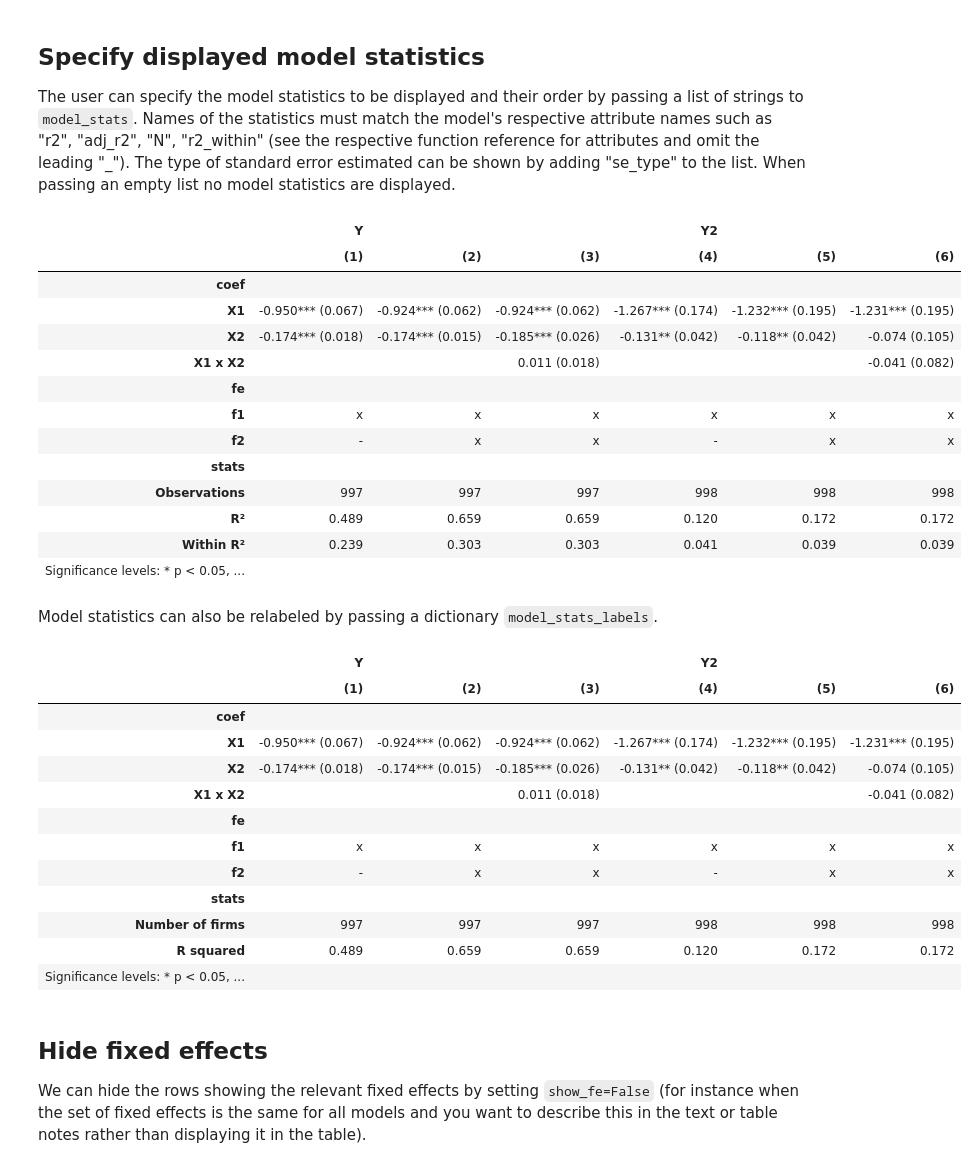
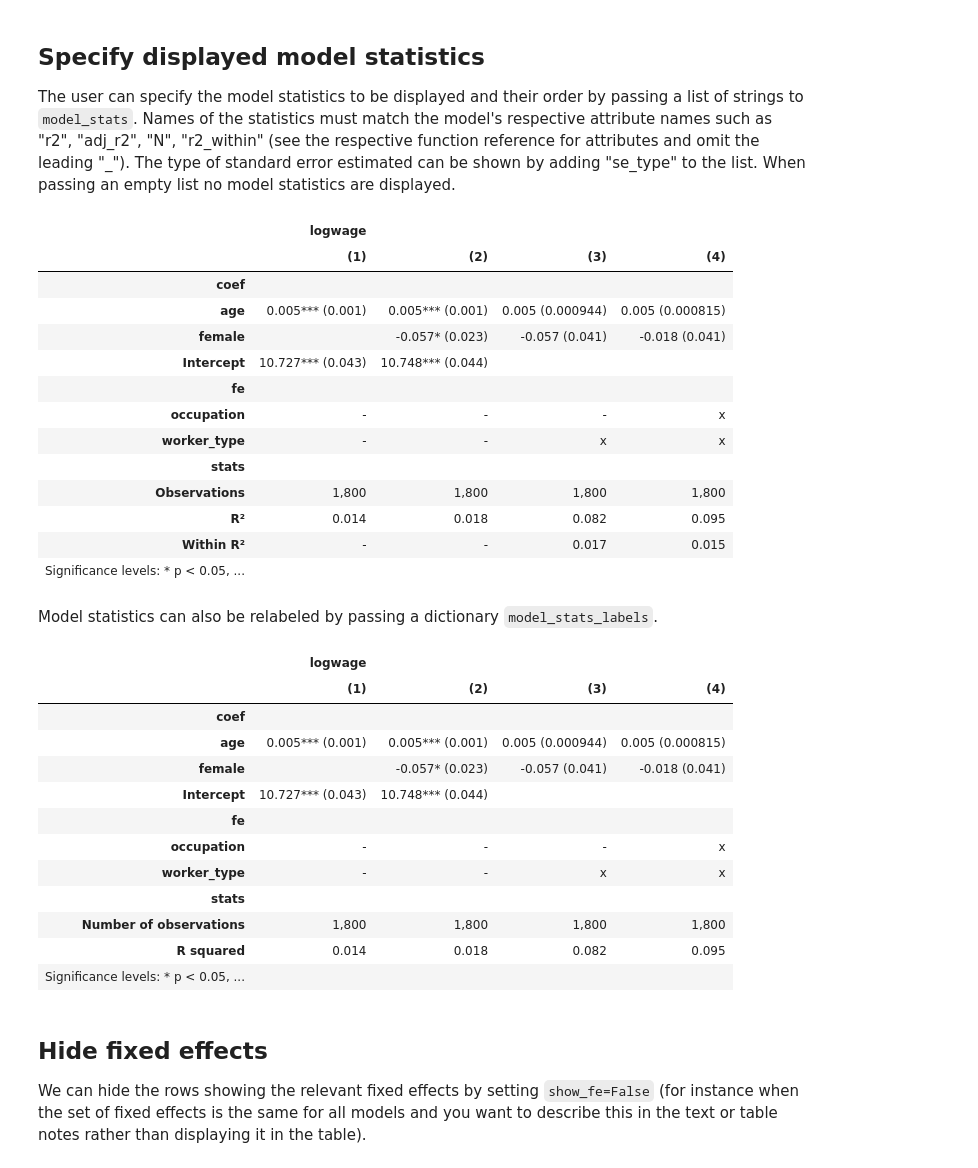
Before and after one commit to dsliwka/maketables, a Jupyter notebook: ETable.ipynb, the cells around one changed output. Cells and saved outputs as stored; diff of their text form; code cells hidden in the pictures.

```diff
--- a/ETable.ipynb
+++ b/ETable.ipynb
@@ -24,8 +24,8 @@ import maketables as mt
 # Load sample dataset
 df = pd.read_csv("data/salaries.csv")
 
-# Estimate regressions
-df.columns
-est1 = pf.feols("salary ~ age", data=df)
-est2 = pf.feols("salary ~ age + i(worker_type)", data=df)
-est3 = pf.feols("salary ~ age + i(worker_type) | occupation", data=df)
+# Estimate regressions for examples
+est1 = pf.feols("logwage ~ age", data=df)
+est2 = pf.feols("logwage ~ age + female", data=df)
+est3 = pf.feols("logwage ~ age + female | worker_type", data=df)
+est4 = pf.feols("logwage ~ age + female | worker_type + occupation", data=df)
@@ -128,40 +121,40 @@ to.ETable([fit1, fit2, fit3, fit4, fit5, fit6], drop=["X1"])
 ## Specify displayed model statistics
 The user can specify the model statistics to be displayed and their order by passing a list of strings to `model_stats`. Names of the statistics must match the model's respective attribute names such as "r2", "adj_r2", "N", "r2_within" (see the respective function reference for attributes and omit the leading "_"). The type of standard error estimated can be shown by adding "se_type" to the list. When passing an empty list no model statistics are displayed.
 # %%
-to.ETable([fit1, fit2, fit3, fit4, fit5, fit6], model_stats=['N','r2','r2_within'])
+mt.ETable([est1, est2, est3, est4], model_stats=['N','r2','r2_within'])
 # %% [output]
-|  | Y |  |  | Y2 |  |  |
-|  | (1) | (2) | (3) | (4) | (5) | (6) |
-| coef |  |  |  |  |  |  |
-| X1 | -0.950*** (0.067) | -0.924*** (0.062) | -0.924*** (0.062) | -1.267*** (0.174) | -1.232*** (0.195) | -1.231*** (0.195) |
-| X2 | -0.174*** (0.018) | -0.174*** (0.015) | -0.185*** (0.026) | -0.131** (0.042) | -0.118** (0.042) | -0.074 (0.105) |
-| X1 x X2 |  |  | 0.011 (0.018) |  |  | -0.041 (0.082) |
-| fe |  |  |  |  |  |  |
-| f1 | x | x | x | x | x | x |
-| f2 | - | x | x | - | x | x |
-| stats |  |  |  |  |  |  |
-| Observations | 997 | 997 | 997 | 998 | 998 | 998 |
-| R² | 0.489 | 0.659 | 0.659 | 0.120 | 0.172 | 0.172 |
-| Within R² | 0.239 | 0.303 | 0.303 | 0.041 | 0.039 | 0.039 |
-| Significance levels: * p < 0.05, ... |  |  |  |  |  |  |
+|  | logwage |  |  |  |
+|  | (1) | (2) | (3) | (4) |
+| coef |  |  |  |  |
+| age | 0.005*** (0.001) | 0.005*** (0.001) | 0.005 (0.000944) | 0.005 (0.000815) |
+| female |  | -0.057* (0.023) | -0.057 (0.041) | -0.018 (0.041) |
+| Intercept | 10.727*** (0.043) | 10.748*** (0.044) |  |  |
+| fe |  |  |  |  |
+| occupation | - | - | - | x |
+| worker_type | - | - | x | x |
+| stats |  |  |  |  |
+| Observations | 1,800 | 1,800 | 1,800 | 1,800 |
+| R² | 0.014 | 0.018 | 0.082 | 0.095 |
+| Within R² | - | - | 0.017 | 0.015 |
+| Significance levels: * p < 0.05, ... |  |  |  |  |
 # %% [markdown]
 Model statistics can also be relabeled by passing a dictionary `model_stats_labels`.
 # %%
-to.ETable([fit1, fit2, fit3, fit4, fit5, fit6], model_stats=['N','r2'], model_stats_labels={"N": "Number of firms", "r2": "R squared"})
+mt.ETable([est1, est2, est3, est4], model_stats=['N','r2'], model_stats_labels={"N": "Number of observations", "r2": "R squared"})
 # %% [output]
-|  | Y |  |  | Y2 |  |  |
-|  | (1) | (2) | (3) | (4) | (5) | (6) |
-| coef |  |  |  |  |  |  |
-| X1 | -0.950*** (0.067) | -0.924*** (0.062) | -0.924*** (0.062) | -1.267*** (0.174) | -1.232*** (0.195) | -1.231*** (0.195) |
-| X2 | -0.174*** (0.018) | -0.174*** (0.015) | -0.185*** (0.026) | -0.131** (0.042) | -0.118** (0.042) | -0.074 (0.105) |
-| X1 x X2 |  |  | 0.011 (0.018) |  |  | -0.041 (0.082) |
-| fe |  |  |  |  |  |  |
-| f1 | x | x | x | x | x | x |
-| f2 | - | x | x | - | x | x |
-| stats |  |  |  |  |  |  |
-| Number of firms | 997 | 997 | 997 | 998 | 998 | 998 |
-| R squared | 0.489 | 0.659 | 0.659 | 0.120 | 0.172 | 0.172 |
-| Significance levels: * p < 0.05, ... |  |  |  |  |  |  |
+|  | logwage |  |  |  |
+|  | (1) | (2) | (3) | (4) |
+| coef |  |  |  |  |
+| age | 0.005*** (0.001) | 0.005*** (0.001) | 0.005 (0.000944) | 0.005 (0.000815) |
+| female |  | -0.057* (0.023) | -0.057 (0.041) | -0.018 (0.041) |
+| Intercept | 10.727*** (0.043) | 10.748*** (0.044) |  |  |
+| fe |  |  |  |  |
+| occupation | - | - | - | x |
+| worker_type | - | - | x | x |
+| stats |  |  |  |  |
+| Number of observations | 1,800 | 1,800 | 1,800 | 1,800 |
+| R squared | 0.014 | 0.018 | 0.082 | 0.095 |
+| Significance levels: * p < 0.05, ... |  |  |  |  |
 # %% [markdown]
 ## Hide fixed effects
 We can hide the rows showing the relevant fixed effects by setting `show_fe=False` (for instance when the set of fixed effects is the same for all models and you want to describe this in the text or table notes rather than displaying it in the table).
```
Also changed, not shown: parts of 65 cells of this notebook, 5 other files.
